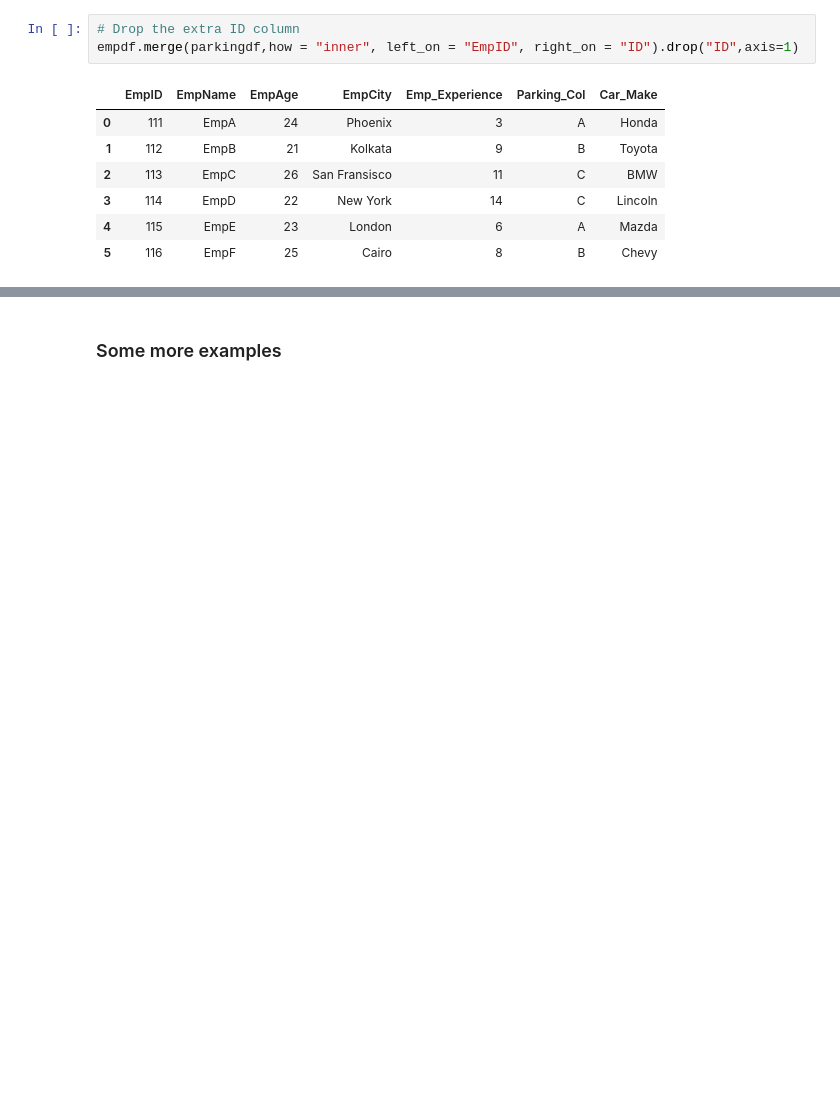
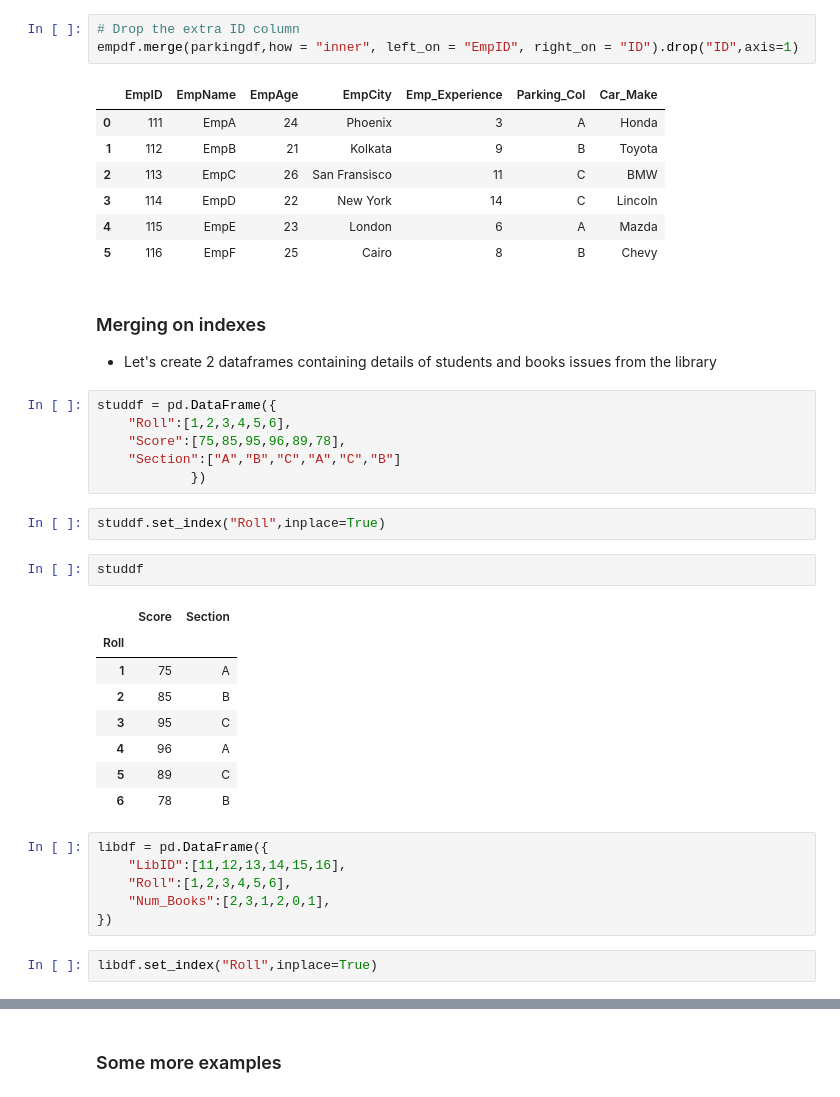
Before and after one commit to selfstarter39/ml_ds, a Jupyter notebook: data_wrangling/merge-pandas.ipynb, the cells around one changed output, grey strips where cells are left out. Saved outputs shown, nothing was run; the diff lists cells and outputs as text; blank space fills up the shorter version.

```diff
--- a/data_wrangling/merge-pandas.ipynb
+++ b/data_wrangling/merge-pandas.ipynb
@@ -209,3 +209,33 @@ empdf.merge(parkingdf,how = "inner", left_on = "EmpID", right_on = "ID").drop("I
 | 3 | 114 | EmpD | 22 | New York | 14 | C | Lincoln |
 | 4 | 115 | EmpE | 23 | London | 6 | A | Mazda |
 | 5 | 116 | EmpF | 25 | Cairo | 8 | B | Chevy |
+# %% [markdown]
+### Merging on indexes
+- Let's create 2 dataframes containing details of students and books issues from the library
+# %%
+studdf = pd.DataFrame({
+    "Roll":[1,2,3,4,5,6],
+    "Score":[75,85,95,96,89,78],
+    "Section":["A","B","C","A","C","B"]
+            })
+# %%
+studdf.set_index("Roll",inplace=True)
+# %%
+studdf
+# %% [output]
+|  | Score | Section |
+| Roll |  |  |
+| 1 | 75 | A |
+| 2 | 85 | B |
+| 3 | 95 | C |
+| 4 | 96 | A |
+| 5 | 89 | C |
+| 6 | 78 | B |
+# %%
+libdf = pd.DataFrame({
+    "LibID":[11,12,13,14,15,16],
+    "Roll":[1,2,3,4,5,6],
+    "Num_Books":[2,3,1,2,0,1],
+})
+# %%
+libdf.set_index("Roll",inplace=True)
```
Also changed, not shown: parts of 11 cells of this notebook.
